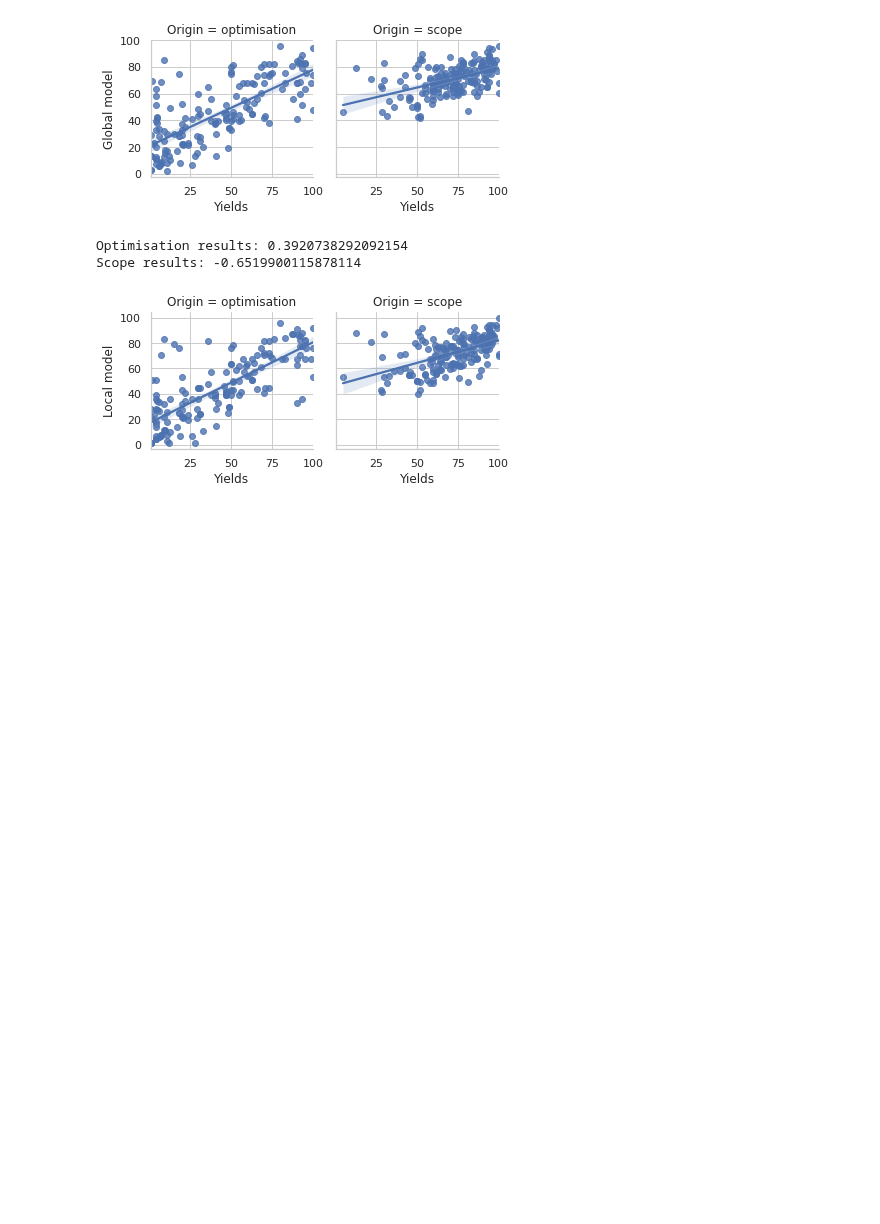
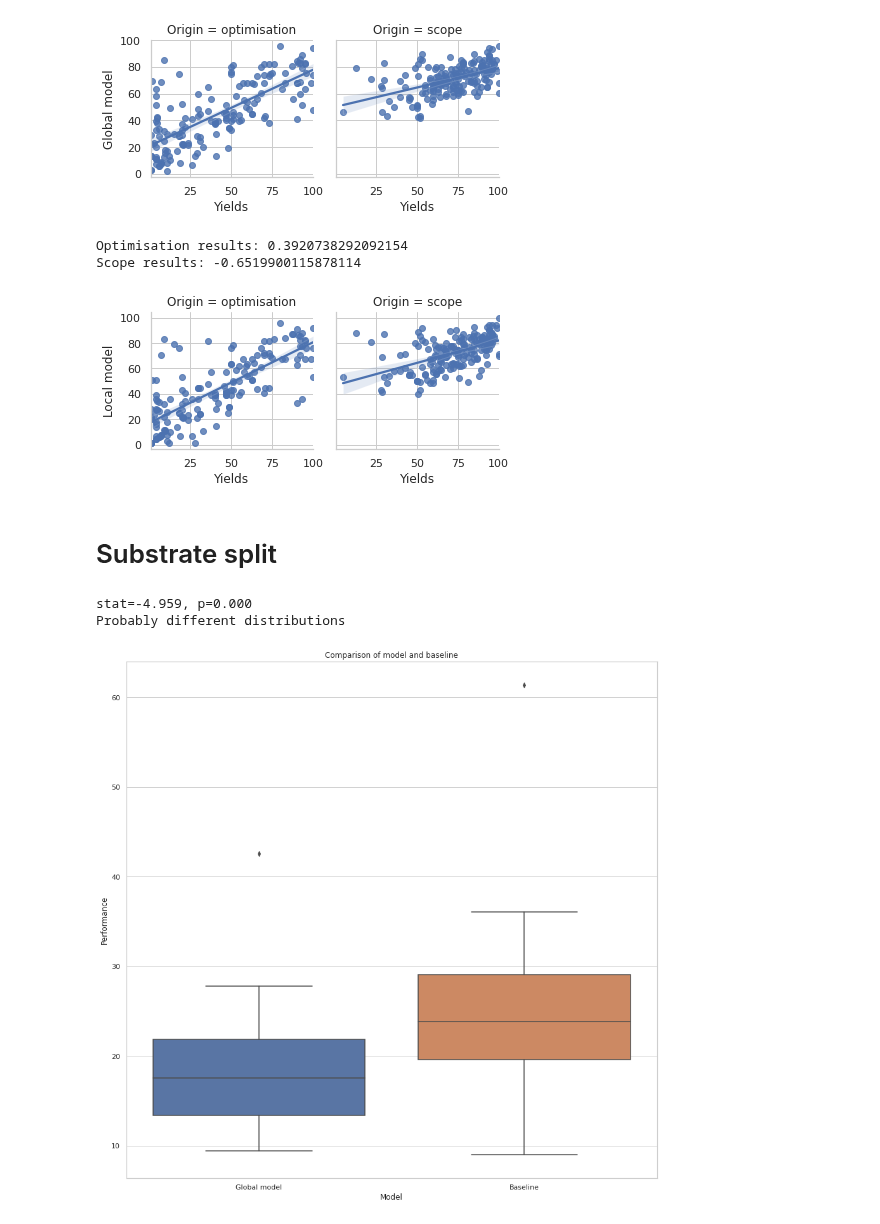
Before and after one commit to truejulosdu13/NiCOlit, a Jupyter notebook: classical_descriptors_analysis.ipynb, the cells around one changed output. Saved outputs shown, nothing was run; the diff lists cells and outputs as text; code cells hidden in the pictures; blank space fills up the shorter version.

Commit message:
Substrate split

```diff
--- a/classical_descriptors_analysis.ipynb
+++ b/classical_descriptors_analysis.ipynb
@@ -326,3 +328,5 @@ print("Scope results: {}".format(metric(np.array(local_results)[indexes], np.arr
 Optimisation results: 0.3920738292092154
 Scope results: -0.6519900115878114
 [figure]
+# %% [markdown]
+# Substrate split
@@ -328,0 +345,48 @@ Scope results: -0.6519900115878114
+# %%
+strats = []
+metric_model = []
+metric_baseline = []
+std_model = []
+std_baseline = []
+for doi in np.unique(df['DOI']):
+    try:
+        df_doi = get_doi(df, doi)
+        X, y, DOIs, mechanisms, origins = process_dataframe(df_doi)
+        stratification = list(df_doi["Reactant Smile (C-O)"])
+        if len(np.unique(stratification))>1:
+            metric_augmented, metric_baseline_augmented, unique_stratification, sizes = analysis_stratification_influence_substrates(X, y, stratification, metric=mean_absolute_error, predictor = pipe, test_size=0.1, n_iterations=2)
+            metric_augmented = np.mean(metric_augmented, axis=1)
+            metric_baseline_augmented = np.mean(metric_baseline_augmented, axis=1)
+
+            metric_model.append(np.mean(metric_augmented))
+            metric_baseline.append(np.mean(metric_baseline_augmented))
+            std_model.append(np.std(metric_augmented))
+            std_baseline.append(np.std(metric_baseline_augmented))
+            strats.append(doi)
+    except:
+         print(doi)
+# %%
+from scipy.stats import ttest_ind, ttest_rel
+
+stat, p = ttest_rel(metric_model, metric_baseline)
+print('stat=%.3f, p=%.3f' % (stat, p))
+if p > 0.05:
+    print('Probably the same distribution')
+else:
+    print('Probably different distributions')
+# %% [output]
+stat=-4.959, p=0.000
+Probably different distributions
+# %%
+plt.figure(figsize=(15, 15))
+
+global_df = pd.DataFrame(zip(metric_model, strats, ["Global model" for _ in range(len(metric_model))]), columns =['Performance', "DOI",  "Model"])
+baseline_df = pd.DataFrame(zip(metric_baseline, strats, ["Baseline" for _ in range(len(metric_baseline))]), columns =['Performance', "DOI",  "Model"])
+
+display_df = pd.concat([global_df, baseline_df])
+plt.title("Comparison of model and baseline")
+chart = sns.boxplot(x = "Model", y="Performance",  data=display_df)
+
+plt.show()
+# %% [output]
+[figure, added]
```
Also changed, not shown: parts of 6 cells of this notebook, 4 other files.
